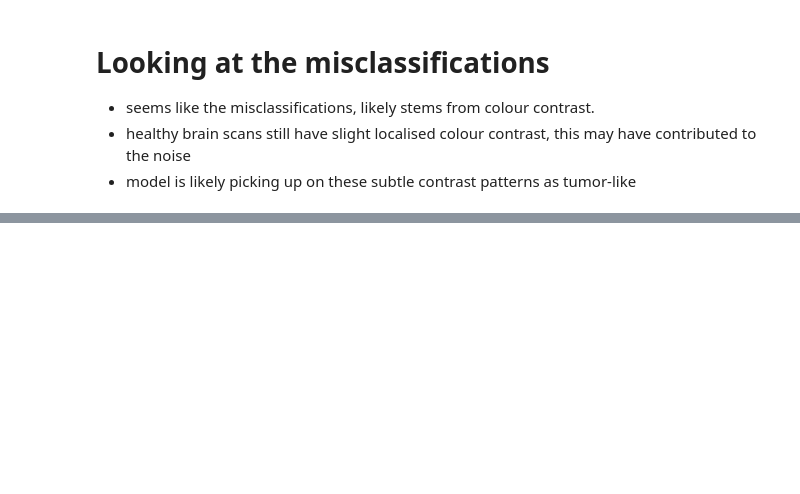
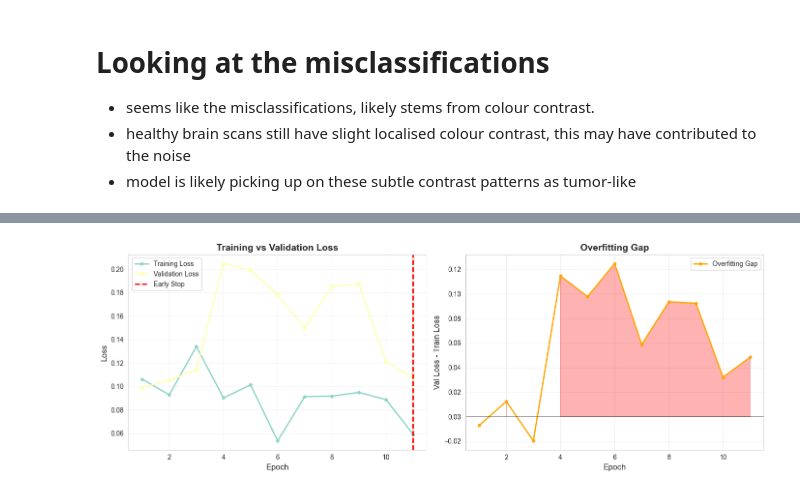
Before and after one commit to zackr493/ChatApp, a Jupyter notebook: ex4/tumor_detection.ipynb, the cells around one changed output, grey strips where cells are left out. Cells and saved outputs as stored; diff of their text form; code cells hidden in the pictures; blank space fills up the shorter version.

```diff
--- a/ex4/tumor_detection.ipynb
+++ b/ex4/tumor_detection.ipynb
@@ -978,0 +1088,17 @@ plt.show()
+# %%
+for param in model.features[-2:].parameters():
+    param.requires_grad = True
+
+criterion = nn.CrossEntropyLoss()
+
+results_ft_1 = train_model_loop(
+    model=model,
+    train_loader=train_loader,
+    val_loader=val_loader,
+    criterion=criterion,
+    learning_rate=0.0001,
+    num_epochs=100,
+    patience=10,
+    device='cuda' if torch.cuda.is_available() else 'cpu',
+    save_path='ft1.pt'
+)
@@ -978,0 +1164,12 @@ plt.show()
+# %%
+train_losses = results_ft_1['train_losses']
+val_losses = results_ft_1['val_losses']
+
+fig2, axes = plot_training_history(
+    train_losses=results_ft_1['train_losses'],
+    val_losses=results_ft_1['val_losses']
+)
+
+plt.show()
+# %% [output]
+[figure, added]
```
Also changed, not shown: parts of 22 cells of this notebook, 8 other files.
